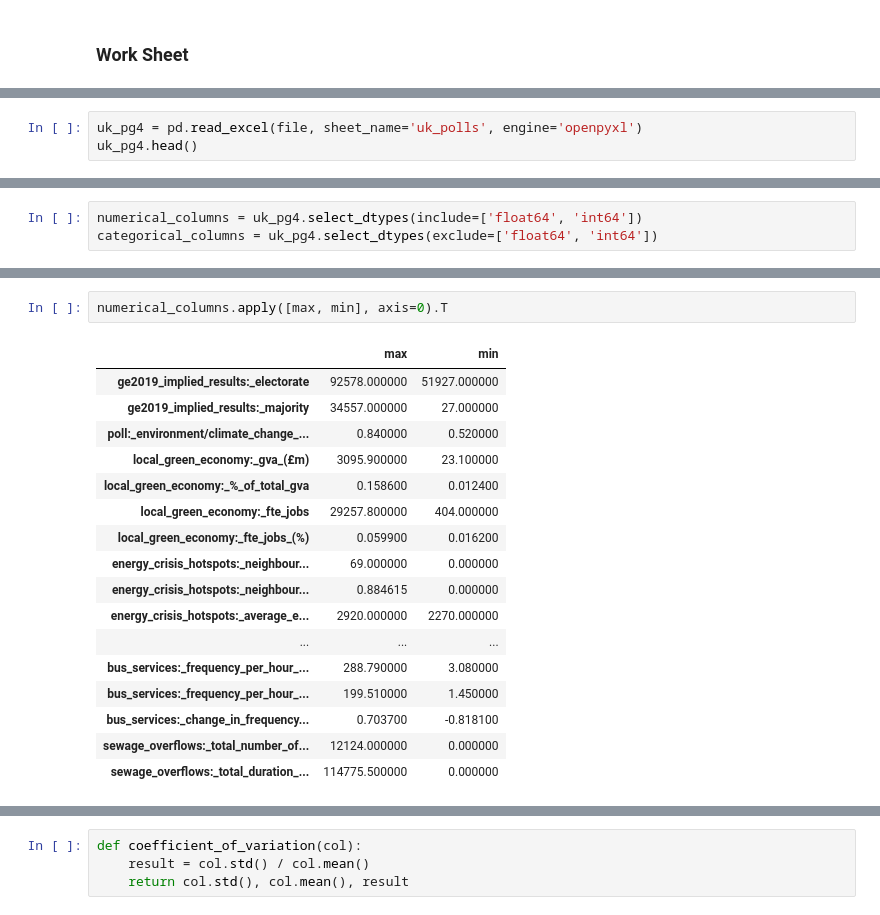
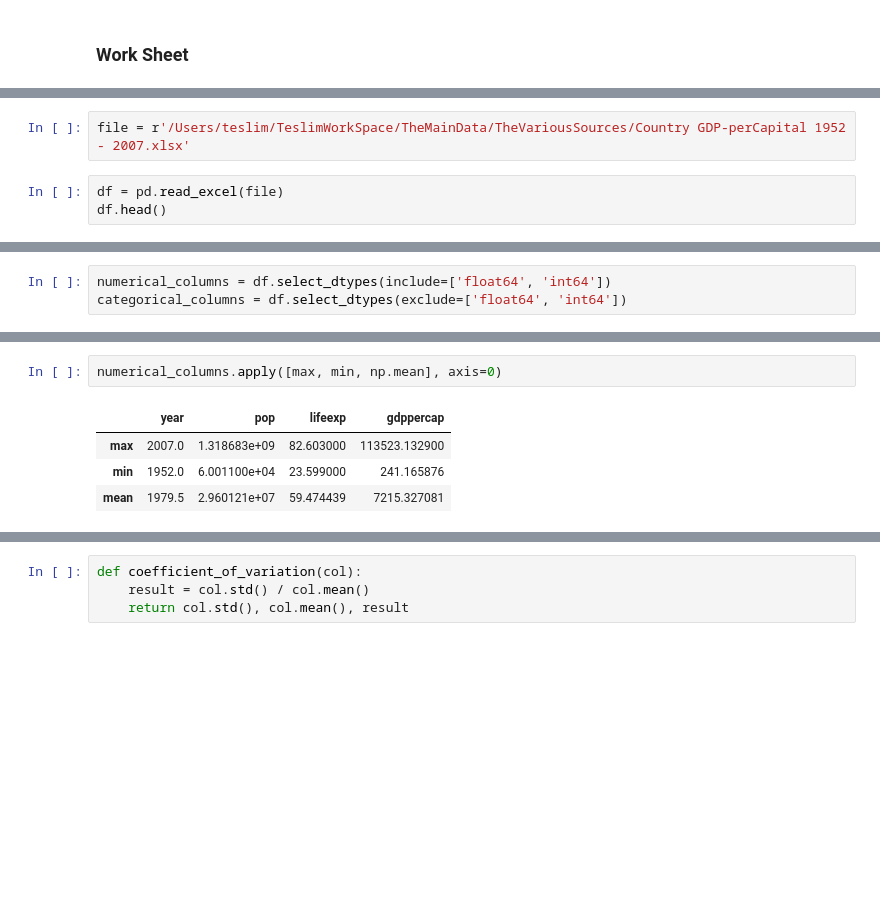
Before and after one commit to TeslimAdeyanju/studynote1-Python-for-Finance-Data-Science-My-Learning-Journey, a Jupyter notebook: 4-Python-Pandas/3-Pandas-API-Full-Study-Note/2. DataFrame /7. Function Application.ipynb, the cells around one changed output, grey strips where cells are left out. Cells and saved outputs as stored; diff of their text form; blank space fills up the shorter version.

```diff
--- a/4-Python-Pandas/3-Pandas-API-Full-Study-Note/2. DataFrame /7. Function Application.ipynb
+++ b/4-Python-Pandas/3-Pandas-API-Full-Study-Note/2. DataFrame /7. Function Application.ipynb
@@ -138,4 +218,6 @@ file = r'/Users/teslim/TeslimWorkSpace/TheData/The_data_grp1.xlsx'
+# %%
+file = r'/Users/teslim/TeslimWorkSpace/TheMainData/TheVariousSources/Country GDP-perCapital 1952 - 2007.xlsx'
 # %%
-uk_pg4 = pd.read_excel(file, sheet_name='uk_polls', engine='openpyxl')
-uk_pg4.head()
+df = pd.read_excel(file)
+df.head()
 # %% [output]
@@ -295,6 +274,6 @@ memory usage: 215.8+ KB
 # %%
-numerical_columns = uk_pg4.select_dtypes(include=['float64', 'int64'])
-categorical_columns = uk_pg4.select_dtypes(exclude=['float64', 'int64'])
+numerical_columns = df.select_dtypes(include=['float64', 'int64'])
+categorical_columns = df.select_dtypes(exclude=['float64', 'int64'])
 # %%
 numerical_columns
 # %% [output]
@@ -314,23 +293,10 @@ numerical_columns
 # %%
-numerical_columns.apply([max, min], axis=0).T
+numerical_columns.apply([max, min, np.mean], axis=0)
 # %% [output]
-|  | max | min |
-| ge2019_implied_results:_electorate | 92578.000000 | 51927.000000 |
-| ge2019_implied_results:_majority | 34557.000000 | 27.000000 |
-| poll:_environment/climate_change_... | 0.840000 | 0.520000 |
-| local_green_economy:_gva_(£m) | 3095.900000 | 23.100000 |
-| local_green_economy:_%_of_total_gva | 0.158600 | 0.012400 |
-| local_green_economy:_fte_jobs | 29257.800000 | 404.000000 |
-| local_green_economy:_fte_jobs_(%) | 0.059900 | 0.016200 |
-| energy_crisis_hotspots:_neighbour... | 69.000000 | 0.000000 |
-| energy_crisis_hotspots:_neighbour... | 0.884615 | 0.000000 |
-| energy_crisis_hotspots:_average_e... | 2920.000000 | 2270.000000 |
-| ... | ... | ... |
-| bus_services:_frequency_per_hour_... | 288.790000 | 3.080000 |
-| bus_services:_frequency_per_hour_... | 199.510000 | 1.450000 |
-| bus_services:_change_in_frequency... | 0.703700 | -0.818100 |
-| sewage_overflows:_total_number_of... | 12124.000000 | 0.000000 |
-| sewage_overflows:_total_duration_... | 114775.500000 | 0.000000 |
+|  | year | pop | lifeexp | gdppercap |
+| max | 2007.0 | 1.318683e+09 | 82.603000 | 113523.132900 |
+| min | 1952.0 | 6.001100e+04 | 23.599000 | 241.165876 |
+| mean | 1979.5 | 2.960121e+07 | 59.474439 | 7215.327081 |
 # %%
 numerical_columns.apply(np.std, axis=0)
 # %% [output]
```
Also changed, not shown: parts of 25 cells of this notebook.
